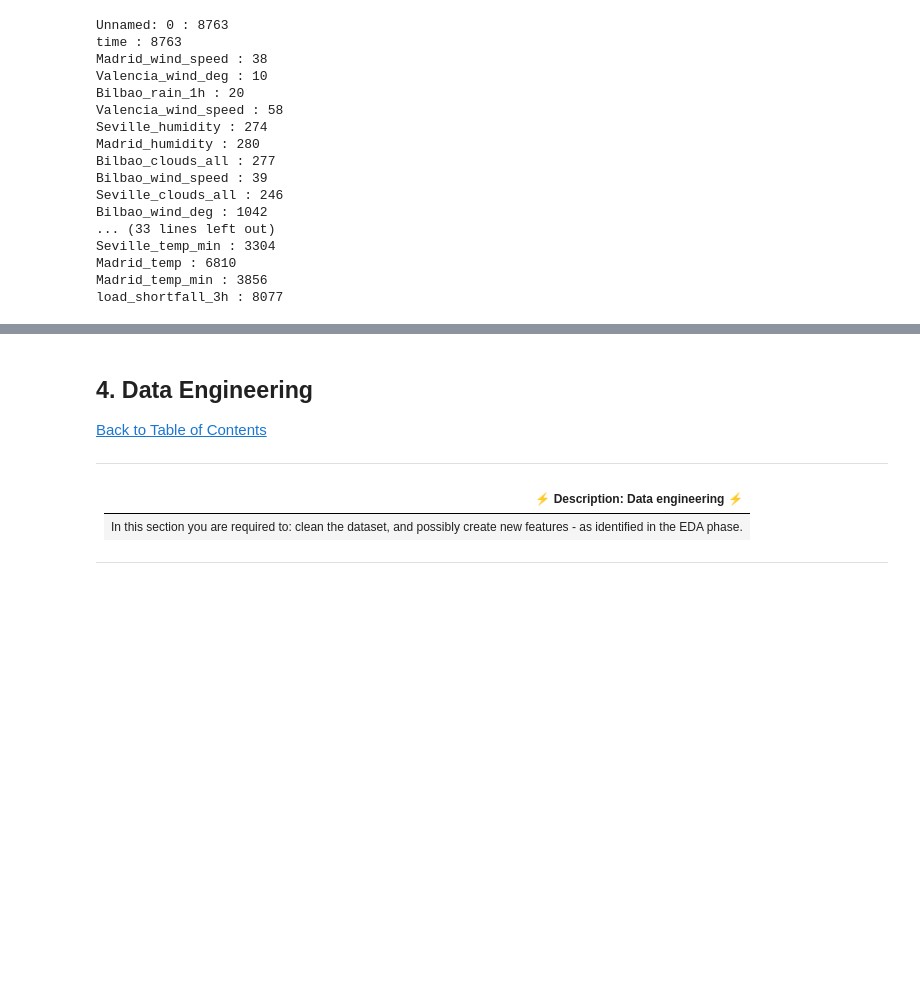
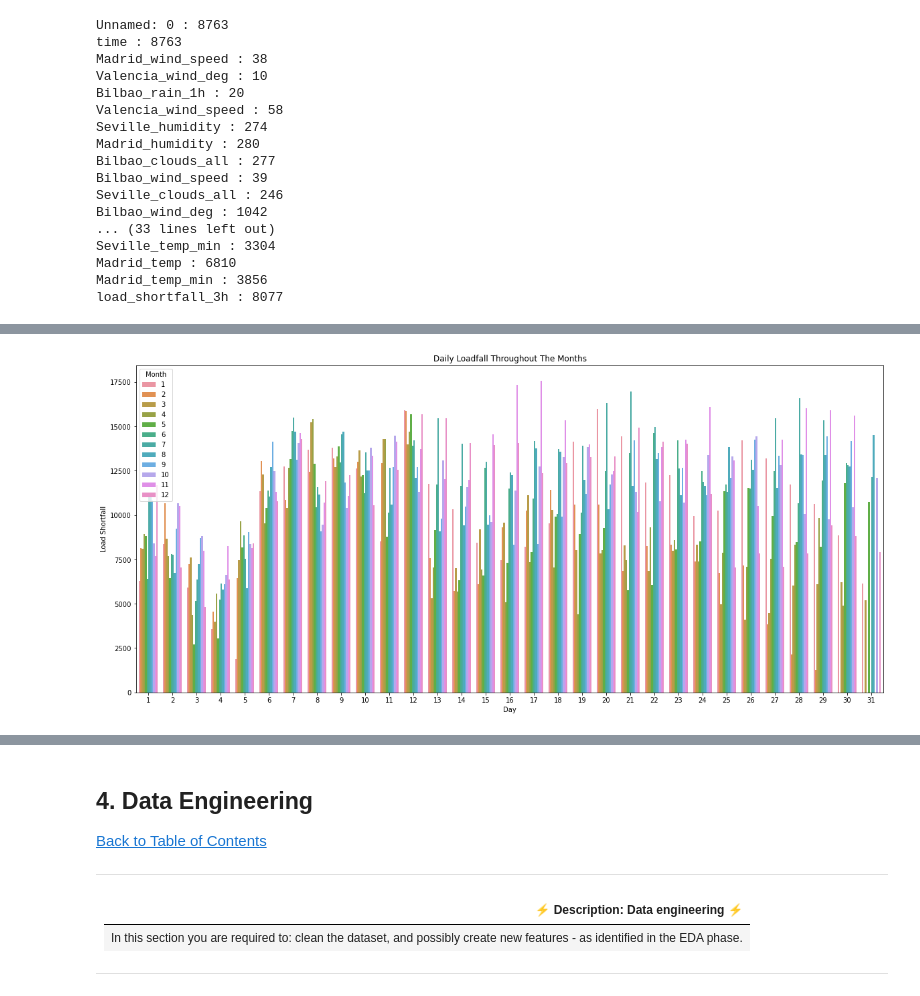
Before and after one commit to Emmantheo/Team-JM2-Starter-Notebook, a Jupyter notebook: starter-notebook.ipynb, the cells around one changed output, grey strips where cells are left out. Cells and saved outputs as stored; diff of their text form; code cells hidden in the pictures; blank space fills up the shorter version.

```diff
--- a/starter-notebook.ipynb
+++ b/starter-notebook.ipynb
@@ -315,0 +268,7 @@ dtype: int64
+# %%
+plt.figure(figsize=(20,9))
+sns.barplot(data=df,x= 'Day', y= 'load_shortfall_3h' ,hue='Month',ci=None)
+plt.ylabel('Load Shortfall')
+plt.title('Daily Loadfall Throughout The Months');
+# %% [output]
+[figure, added]
```
Also changed, not shown: parts of 99 cells of this notebook, 2 other files.
